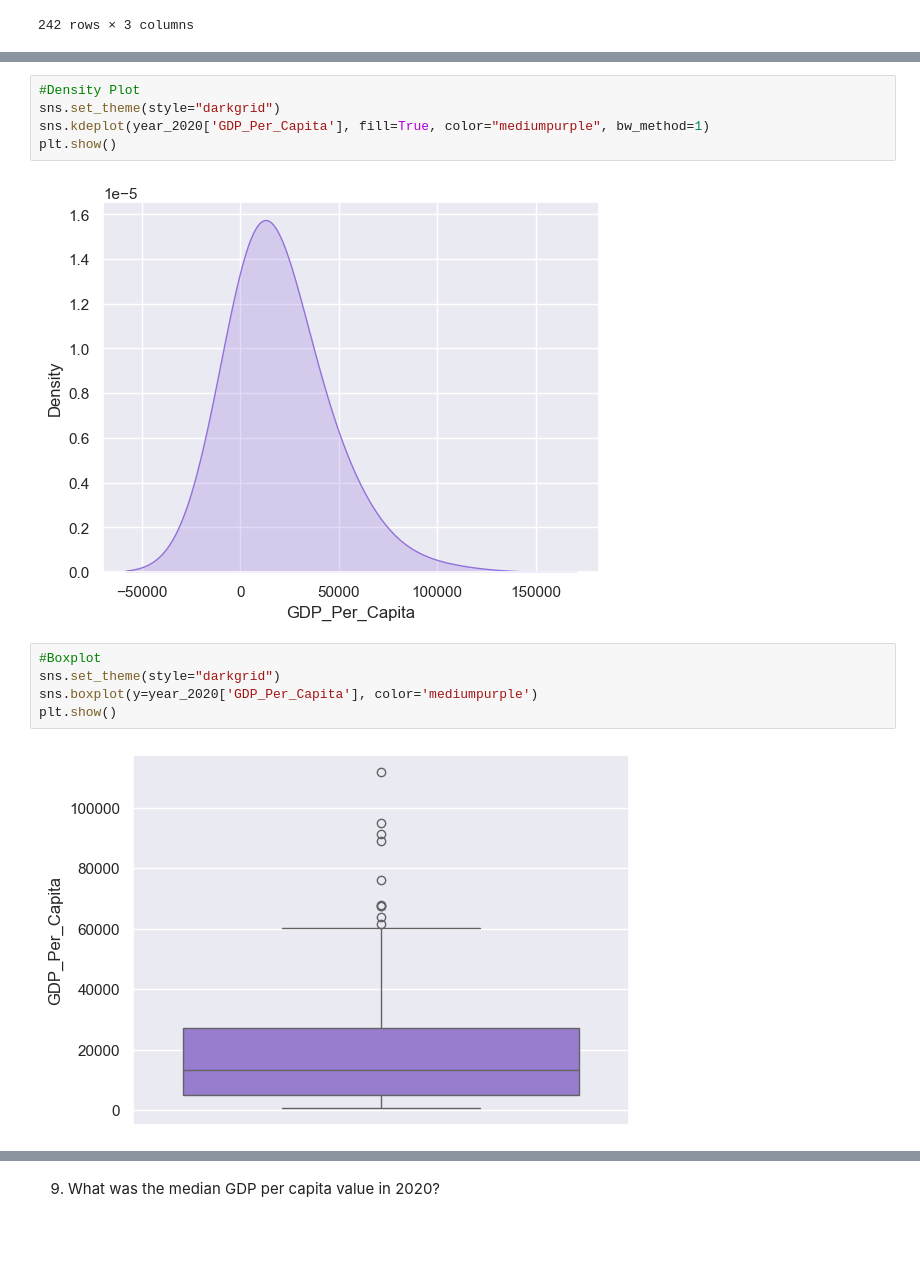
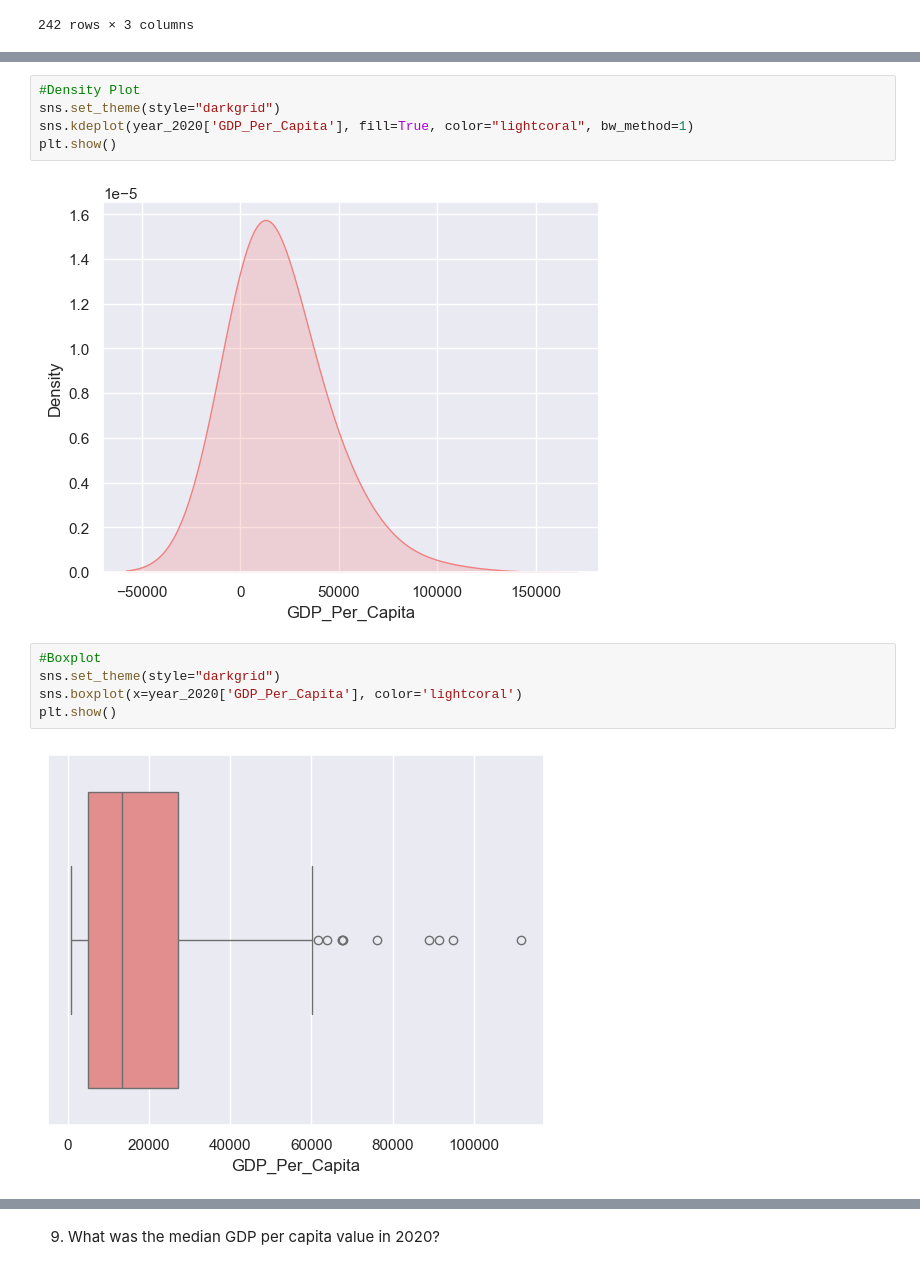
Before and after one commit to NSS-Data-Analytics-Cohort-12/un-python-aimeejohnson, a Jupyter notebook: notebooks/un_project.ipynb, the cells around one changed output, grey strips where cells are left out. Saved outputs shown, nothing was run; the diff lists cells and outputs as text; blank space fills up the shorter version.

Commit message:
working on visuals and quesiton 25

```diff
--- a/notebooks/un_project.ipynb
+++ b/notebooks/un_project.ipynb
@@ -124,17 +144,17 @@ sns.histplot(data=year_2020, x='GDP_Per_Capita', color = 'mediumpurple')
 # %%
 #Density Plot
 sns.set_theme(style="darkgrid")
-sns.kdeplot(year_2020['GDP_Per_Capita'], fill=True, color="mediumpurple", bw_method=1)
+sns.kdeplot(year_2020['GDP_Per_Capita'], fill=True, color="lightcoral", bw_method=1)
 plt.show()
 # %% [output]
-[figure, old version]
+[figure, new version]
 # %%
 #Boxplot
 sns.set_theme(style="darkgrid")
-sns.boxplot(y=year_2020['GDP_Per_Capita'], color='mediumpurple')
+sns.boxplot(x=year_2020['GDP_Per_Capita'], color='lightcoral')
 plt.show()
 # %% [output]
-[figure, old version]
+[figure, new version]
 # %%
 #Violin Chart
 sns.set_theme(style="darkgrid")
```
Also changed, not shown: parts of 16 cells of this notebook.
